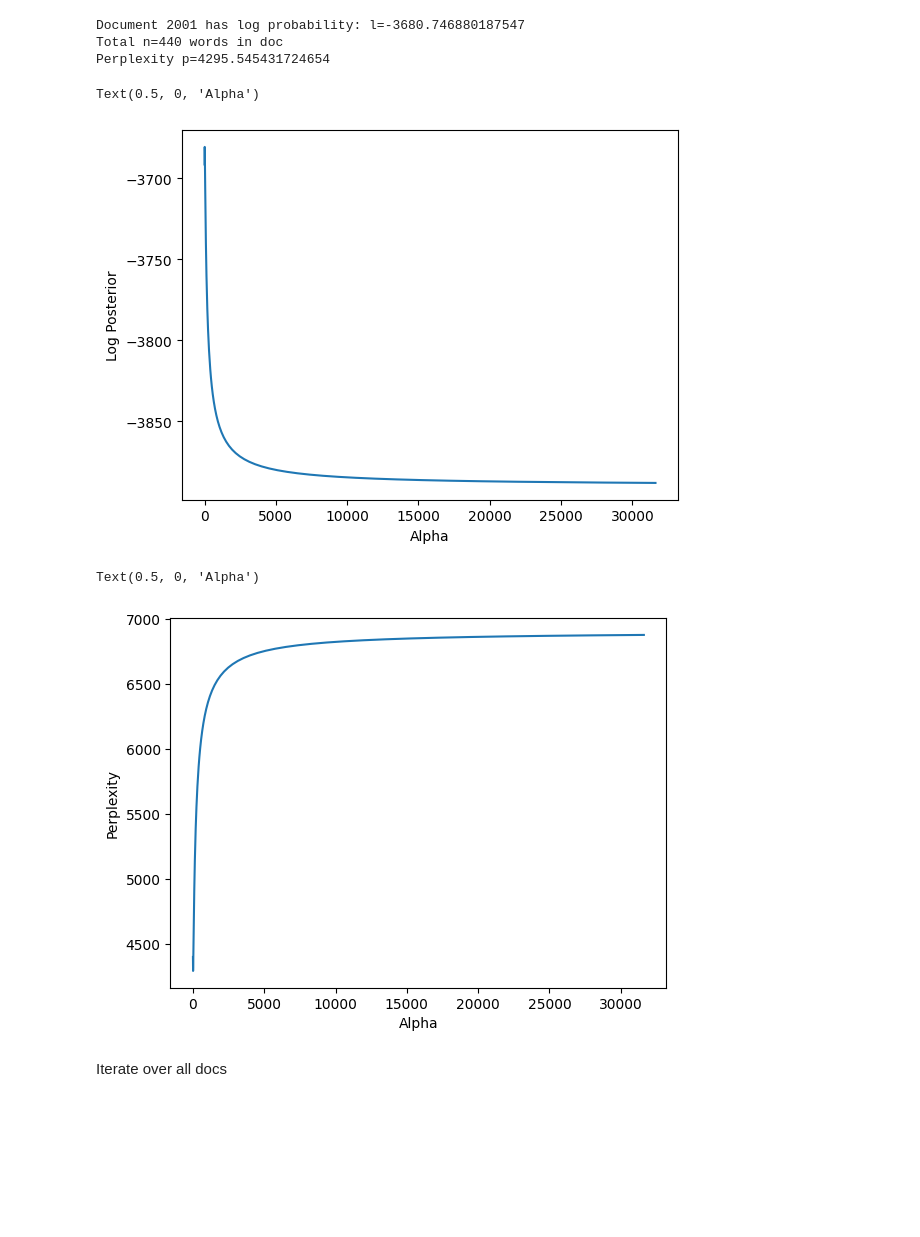
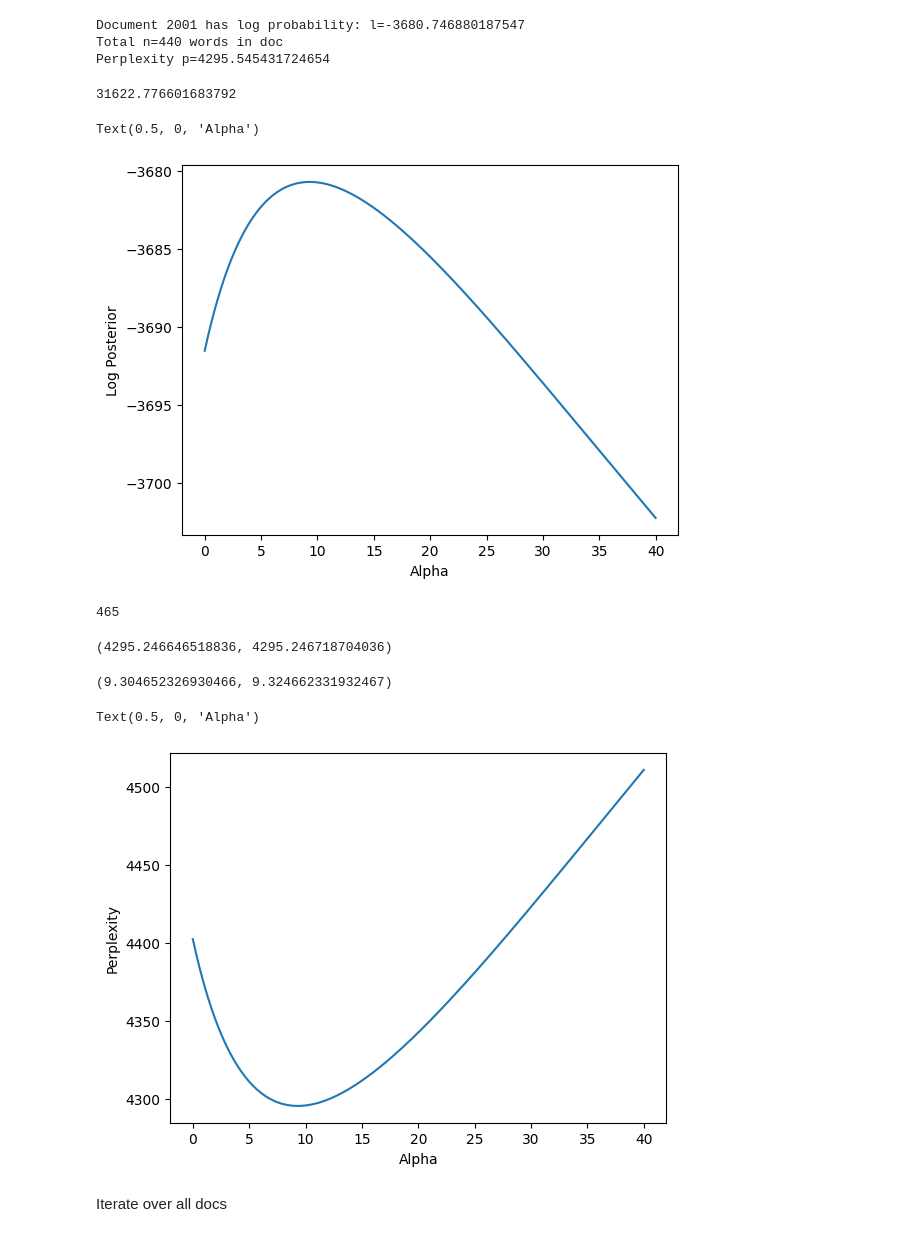
Before and after one commit to JeevanBhoot/probabilistic-ml, a Jupyter notebook: 3/cw3.ipynb, the cells around one changed output. Saved outputs shown, nothing was run; the diff lists cells and outputs as text; code cells hidden in the pictures; blank space fills up the shorter version.

```diff
--- a/3/cw3.ipynb
+++ b/3/cw3.ipynb
@@ -148,32 +149,50 @@ print("Perplexity p={}".format(perplexity))
 Document 2001 has log probability: l=-3680.746880187547
 Total n=440 words in doc
 Perplexity p=4295.545431724654
+# %%
+10**4.5
+# %% [output]
+31622.776601683792
 # %%
-alphas = np.logspace(-6, 4.5, 200)
+#alphas = np.logspace(-6, 2, 500)
+alphas = np.linspace(0.000000001,40,2000)
 log_probs = []
 for alpha in alphas:
     post_counts = counts + alpha
     probs = np.true_divide(post_counts, np.sum(post_counts))
 
     log_post_freqs = np.log(probs)
     log_probs.append(np.dot(doc_word_counts, log_post_freqs))
 log_probs = np.array(log_probs)
 perplexities = np.exp(-log_probs/n)
 #perplexities.append(np.exp(- log_prob / n))
 
 plt.plot(alphas, log_probs)
 plt.ylabel("Log Posterior")
 plt.xlabel("Alpha")
 # %% [output]
 Text(0.5, 0, 'Alpha')
-[figure, old version]
+[figure, new version]
+# %%
+x = np.argmin(perplexities)
+x
+# %% [output]
+465
+# %%
+min(perplexities), perplexities[x+1]
+# %% [output]
+(4295.246646518836, 4295.246718704036)
+# %%
+alphas[x], alphas[x+1]
+# %% [output]
+(9.304652326930466, 9.324662331932467)
 # %%
 plt.plot(alphas, perplexities)
 plt.ylabel("Perplexity")
 plt.xlabel("Alpha")
 # %% [output]
 Text(0.5, 0, 'Alpha')
-[figure, old version]
+[figure, new version]
 # %% [markdown]
 Iterate over all docs
 # %%
```
Also changed, not shown: parts of 9 cells of this notebook, 8 other files.
